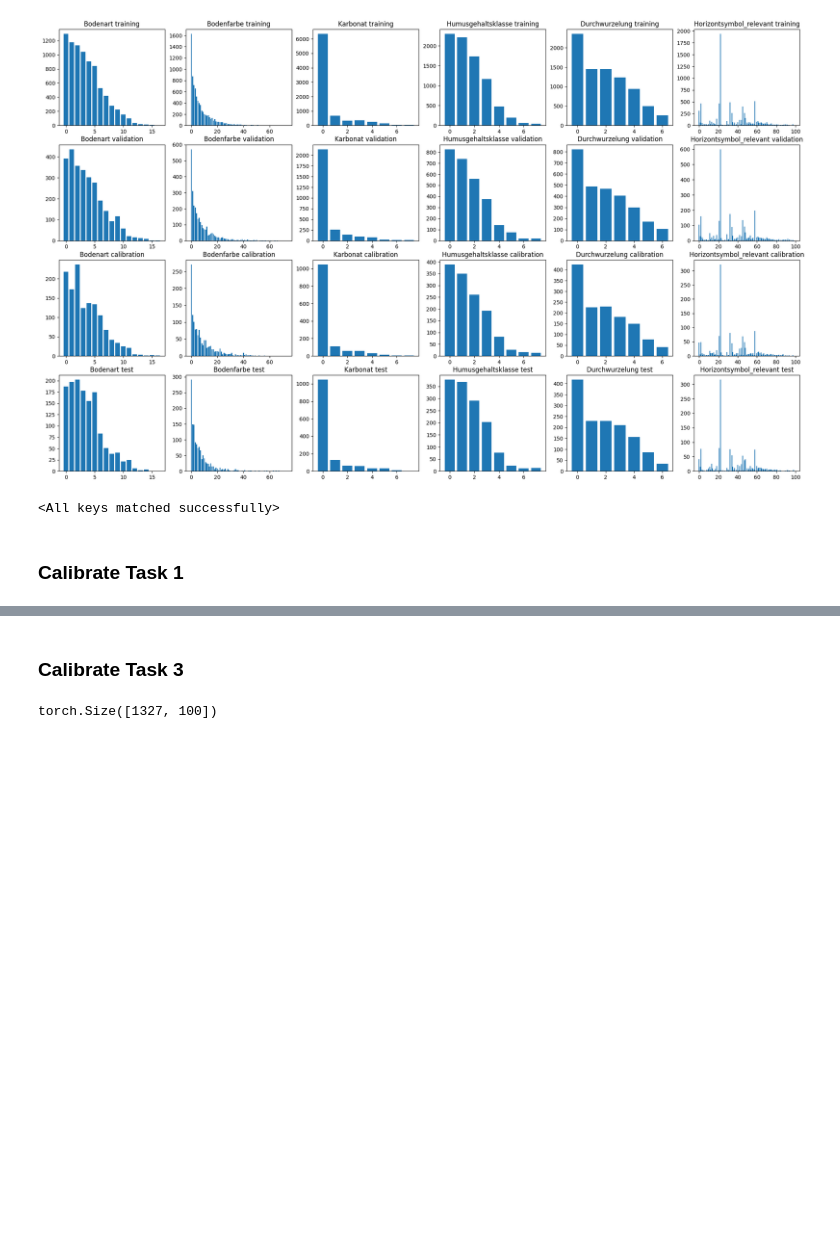
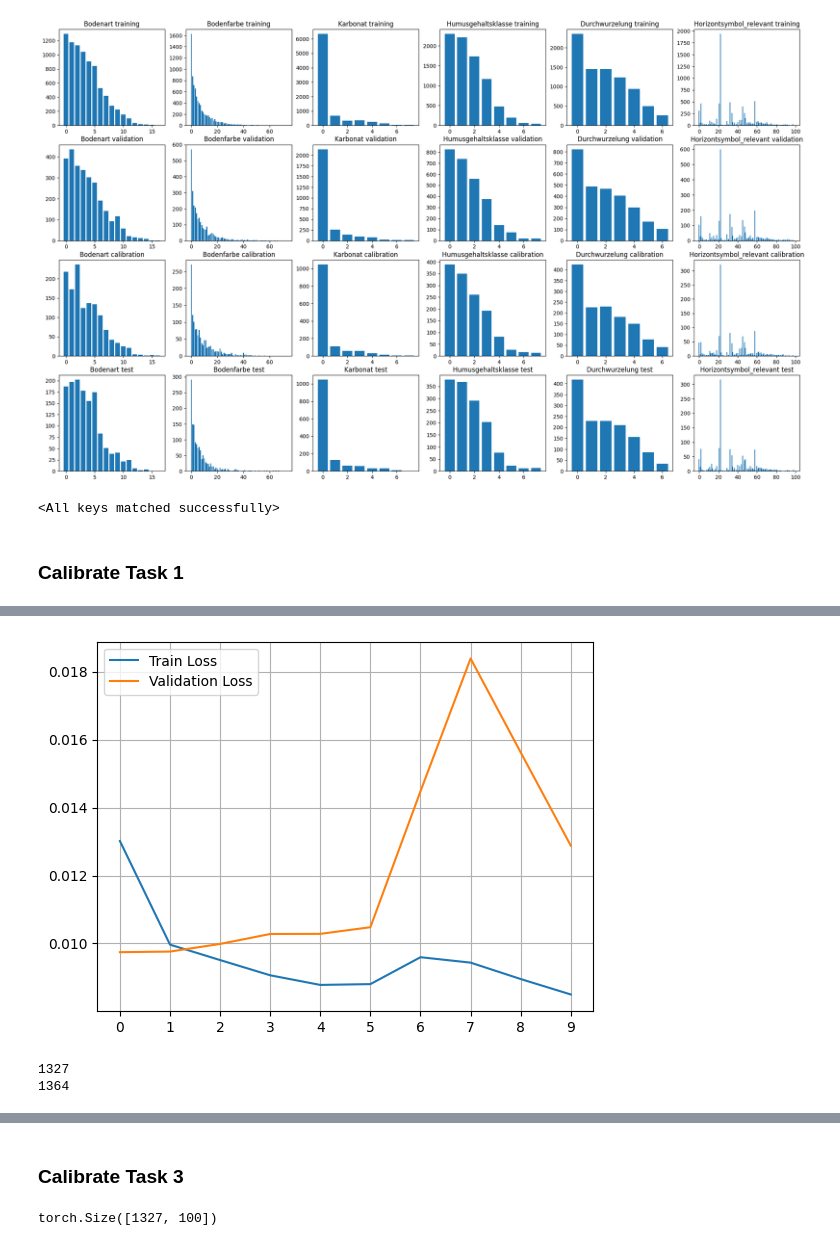
Before and after one commit to calgo-lab/BGR, a Jupyter notebook: notebooks/soil/Conformal_SoilNet.ipynb, the cells around one changed output, grey strips where cells are left out. Drawn from its saved outputs; the diff is of its cells as text; code cells hidden in the pictures; blank space fills up the shorter version.

```diff
--- a/notebooks/soil/Conformal_SoilNet.ipynb
+++ b/notebooks/soil/Conformal_SoilNet.ipynb
@@ -259,25 +309,54 @@ torch.Size([1327, 768])
 # %%
 from torch.utils.data import TensorDataset, DataLoader
-resid_dataset = TensorDataset(segment_geotemp_concat, conf_scores_depths)
-resid_loader  = DataLoader(resid_dataset, batch_size=8, shuffle=False)
+resid_dataset_calib = TensorDataset(segment_geotemp_concat_calib, conf_scores_depths_calib)
+resid_loader_calib  = DataLoader(resid_dataset_calib, batch_size=batch_size, shuffle=False)
 # Note: don't shuffle, so that the predicted residuals match the conformity scores
+
+resid_dataset_test = TensorDataset(segment_geotemp_concat_test, conf_scores_depths_test)
+resid_loader_test  = DataLoader(resid_dataset_test, batch_size=batch_size, shuffle=False)
+# %%
+# Initialize residual model
+residual_model = ResidualPredictor(input_dim=segment_geotemp_concat_calib.shape[1])
+# Load model if pretrained
+#residual_model.load_state_dict(torch.load('./BGR/models/conformal/residual_mlp.pt'))
 # %%
-# Initialize model
-residual_model = ResidualPredictor(input_dim=segment_geotemp_concat.shape[1])
 optimizer = torch.optim.Adam(residual_model.parameters(), lr=1e-3)
 criterion = nn.MSELoss()
+train_loss_hist, val_loss_hist = [], []
+num_epochs = 10
 
-# Training loop
-for epoch in range(20):  # or early stopping
+# Training loop (on the calibration set)
+for epoch in range(num_epochs):
     residual_model.train()
-    total_loss = 0
-    for x_batch, r_batch in resid_loader:
+    total_train_loss = 0.0
+    for x_batch, r_batch in resid_loader_calib:
         optimizer.zero_grad()
         r_hat = residual_model(x_batch)
         loss = criterion(r_hat, r_batch)
         loss.backward()
         optimizer.step()
-        total_loss += loss.item()
-    avg_train_loss = total_loss / len(resid_loader)
-    print(f"Epoch {epoch}: Train Loss = {avg_train_loss:.4f}")
+        total_train_loss += loss.item()
+    avg_train_loss = total_train_loss / len(resid_loader_calib)
+    train_loss_hist.append(avg_train_loss)
+
+    # Evaluate on test set
+    residual_model.eval()
+    total_val_loss = 0.0
+    with torch.no_grad():
+        for x_batch, r_batch in resid_loader_test:
+            r_hat = residual_model(x_batch)
+            loss = criterion(r_hat, r_batch)
+            total_val_loss += loss.item()
+    avg_val_loss = total_val_loss / len(resid_loader_test)
+    val_loss_hist.append(avg_val_loss)
+    print(f"Epoch {epoch}: Train Loss = {avg_train_loss:.4f}, Validation Loss = {avg_val_loss:.4f}")
+
+plt.plot(train_loss_hist, label='Train Loss')
+plt.plot(val_loss_hist, label='Validation Loss')
+plt.xticks(np.arange(num_epochs))
+plt.grid()
+plt.legend();
+
+# Save residual model weights
+torch.save(residual_model.state_dict(), './BGR/models/conformal/residual_mlp.pt')
 # %% [output]
@@ -304,3 +373,12 @@ Epoch 19: Train Loss = 0.0073
+[figure, added]
 # %%
-# Predict the residuals to rescale the scores
-pred_residuals = residual_model(segment_geotemp_concat)
+# Predict the residuals on the calibration set to rescale the conformity scores
+pred_residuals_calib = residual_model(segment_geotemp_concat_calib)
+print(len(pred_residuals_calib))
+
+# Also on the test set for inference later
+pred_residuals_test = residual_model(segment_geotemp_concat_test)
+print(len(pred_residuals_test))
+# %% [output]
+1327
+1364
```
Also changed, not shown: parts of 46 cells of this notebook.
